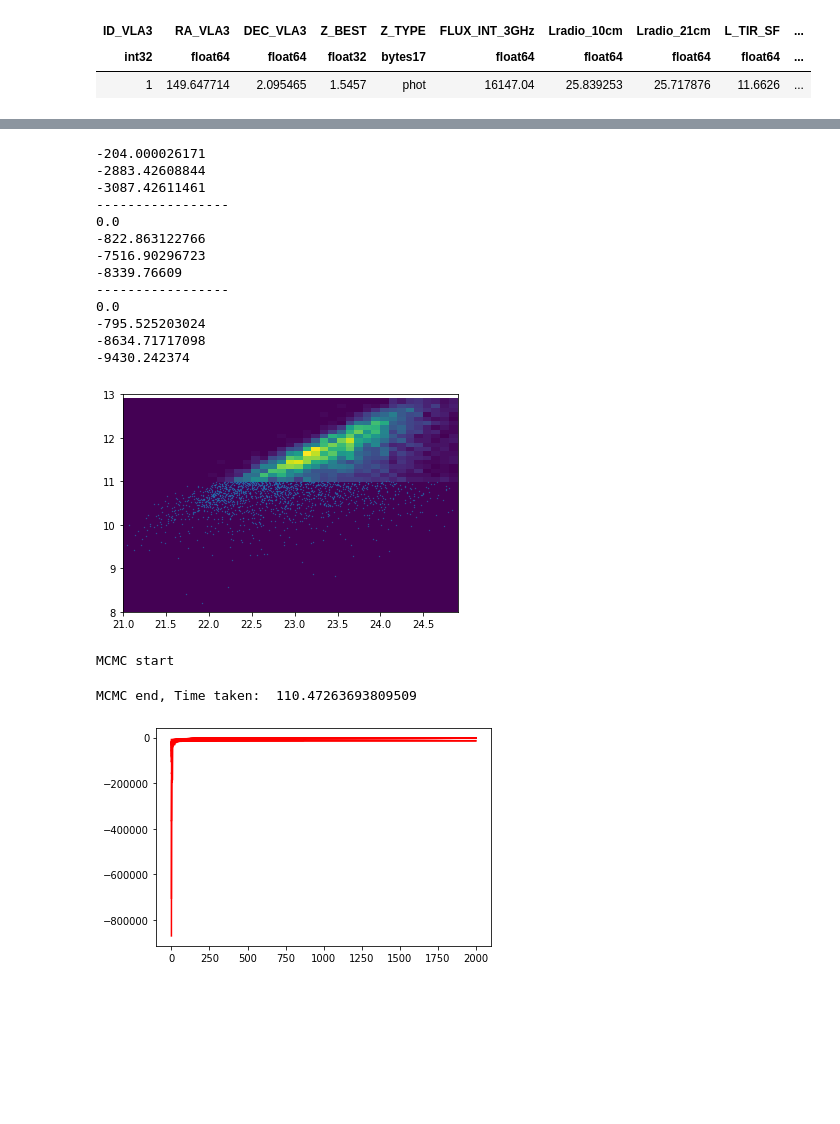
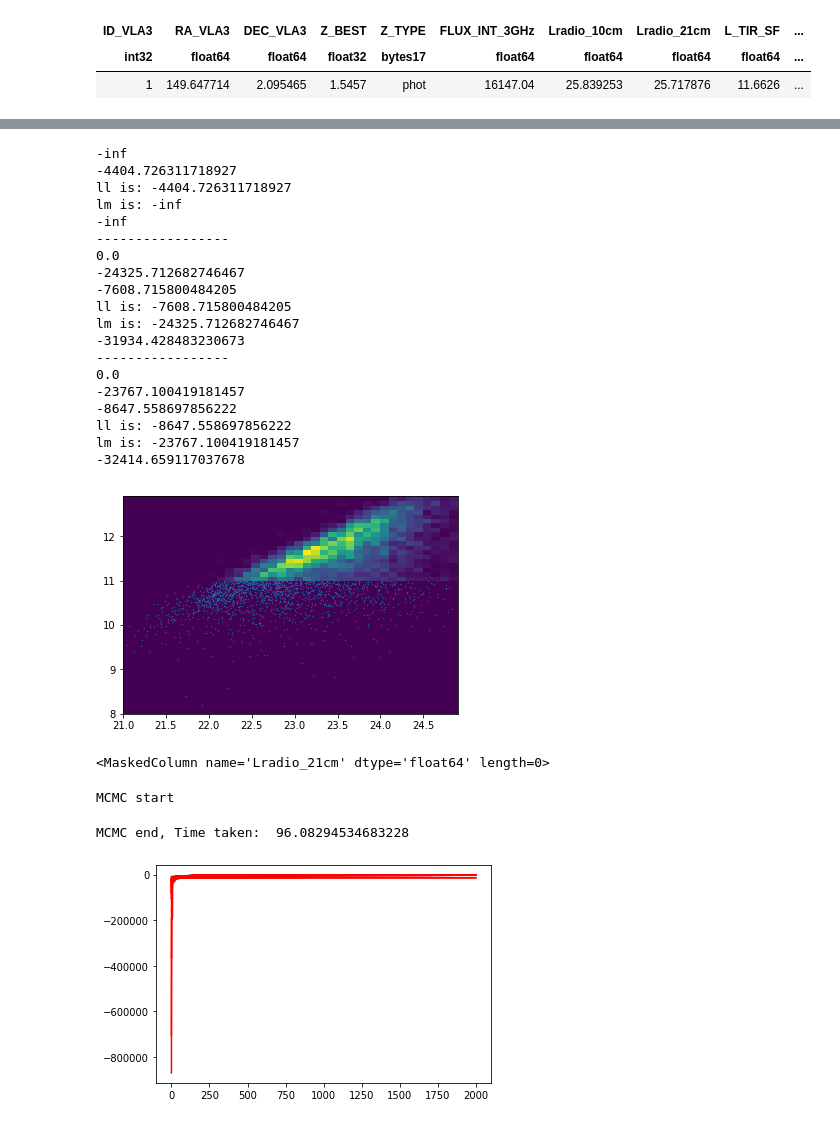
Before and after one commit to me322Physics/FIR-group, a Jupyter notebook: Ian/FIRC/fit_firc_VLA_COSMOS.ipynb, the cells around one changed output, grey strips where cells are left out. Cells and saved outputs as stored; diff of their text form; code cells hidden in the pictures; blank space fills up the shorter version.

```diff
--- a/Ian/FIRC/fit_firc_VLA_COSMOS.ipynb
+++ b/Ian/FIRC/fit_firc_VLA_COSMOS.ipynb
@@ -295,11 +352,16 @@ def lnprob(theta,x,y,x_y_mis,theta_sel):
         #print('likelihood is: {}'.format(lp + ll + lm))
         return lp + ll + lm
 # %%
+theta_rng = [15,30,5,15]
+xdata = rad_lum[detection]
+ydata = fir_lum[detection]
+x_y_mis = rad_lum[~detection]
+
 theta = [np.percentile(samples[:,i],50) for i in range(ndim)]
 #theta = theta_narrow_prior
-print(lnmissing(theta,x_y_mis,[8.5,0.01]))
+print(lnmissing(theta,x_y_mis,[11,0.01],theta_rng))
 print(lnlike(theta,rad_lum[detection],fir_lum[detection]))
-print(lnprob(theta,rad_lum[detection],fir_lum[detection],x_y_mis,[8.5,0.01]))
+print(lnprob(theta,rad_lum[detection],fir_lum[detection],x_y_mis,[11,0.01],theta_rng,PRIORS))
 
 print('-----------------')
 
@@ -307,41 +369,47 @@ theta = np.array([  0.99805629, -11.53417439,   0.98216711,   1.03575265,
        -13.29966024,   4.94075926,   0.76156029,   0.78116264,
          0.80170808,   0.80833497,   0.79669142,   0.77181826,
          0.84973138,   0.84796675,   0.92786891,   0.        ])
-print(lnprior(theta))
-print(lnmissing(theta,x_y_mis,[8.5,0.01]))
+print(lnprior(theta,PRIORS))
+print(lnmissing(theta,x_y_mis,[11,0.01],theta_rng))
 print(lnlike(theta,rad_lum[detection],fir_lum[detection]))
-print(lnprob(theta,rad_lum[detection],fir_lum[detection],x_y_mis,[8.5,0.01]))
+print(lnprob(theta,rad_lum[detection],fir_lum[detection],x_y_mis,[11,0.01],theta_rng,PRIORS))
 print('-----------------')
 
 theta = np.array([1,-11.2,1,1,-12.9,5,0.7808399 , 0.78290812, 0.79130222, 0.7884932 , 0.78284672,
        0.78680677, 0.82699501, 0.84647962, 0.93450185,0.0])
-print(lnprior(theta))
-print(lnmissing(theta,x_y_mis,[8.5,0.01]))
+print(lnprior(theta,PRIORS))
+print(lnmissing(theta,x_y_mis,[11,0.01],theta_rng))
 print(lnlike(theta,rad_lum[detection],fir_lum[detection]))
-print(lnprob(theta,rad_lum[detection],fir_lum[detection],x_y_mis,[8.5,0.01]))
+print(lnprob(theta,rad_lum[detection],fir_lum[detection],x_y_mis,[11,0.01],theta_rng,PRIORS))
 # %% [output]
--204.000026171
--2883.42608844
--3087.42611461
+-inf
+-4404.726311718927
+ll is: -4404.726311718927
+lm is: -inf
+-inf
 -----------------
 0.0
--822.863122766
--7516.90296723
--8339.76609
+-24325.712682746467
+-7608.715800484205
+ll is: -7608.715800484205
+lm is: -24325.712682746467
+-31934.428483230673
 -----------------
 0.0
--795.525203024
--8634.71717098
--9430.242374
+-23767.100419181457
+-8647.558697856222
+ll is: -8647.558697856222
+lm is: -23767.100419181457
+-32414.659117037678
 # %%
 xdata = rad_lum[detection]
 ydata = fir_lum[detection]
 
 x_y_mis = rad_lum[~detection]
 plt.hist2d(xdata,ydata,bins=[np.arange(21,25,0.1),np.arange(8,13,0.1)])
 plt.scatter(x_y_mis,fir_lum[~detection],s=0.1)
 
-plt.ylim(8,13)
+#plt.ylim(8,13)
 plt.show()
 # %% [output]
-[figure, old version]
+[figure, new version]
@@ -353,7 +416,15 @@ theta_true = np.array([  1.        , -11.2       ,   1.        ,   1.        ,
+# %%
+x_y_mis
+# %% [output]
+<MaskedColumn name='Lradio_21cm' dtype='float64' length=0>
 # %%
 xdata = rad_lum[detection]
 ydata = fir_lum[detection]
 x_y_mis = rad_lum[~detection]
+#theta_rng is the parametrs that control what luminosity range the code runs in in order to keep the PDF
+#across the same area of paramter space
+#it is structured [radio luminosity lower bound, radio luminosity upper bound,FIR luminosity lower bound, FIR luminosity upper bound]
+theta_rng = [18.5,28,5,15]
 
 '''start_val = []
 for n in range(nwalkers) :
@@ -380,7 +451,7 @@ for j,p in enumerate(params):
     pos[:,j] = np.random.rand(nwalkers)*(PRIORS[params[j]][1]-PRIORS[params[j]][0]) + PRIORS[params[j]][0]
 
 
-sampler = emcee.EnsembleSampler( nwalkers, ndim, lnprob, args=[xdata,ydata,x_y_mis,[11,0.01]] )
+sampler = emcee.EnsembleSampler( nwalkers, ndim, lnprob, args=[xdata,ydata,x_y_mis,[11,0.01],theta_rng,PRIORS] )
 
 time0 = time.time()
 print('MCMC start ')
@@ -390,9 +461,11 @@ pos, prob, state = sampler.run_mcmc(pos, burns+preburns )
 time1=time.time()
 print('MCMC end, Time taken: ',time1-time0)
 samples = sampler.chain[:, preburns:, :].reshape(-1, ndim)
+
+median_params =   [np.percentile(samples[:,i],50) for i in range(ndim)]
 # %% [output]
 MCMC start
-MCMC end, Time taken:  110.47263693809509
+MCMC end, Time taken:  96.08294534683228
 # %%
 probs = []
 for n,chain in enumerate(sampler.chain[:,:,:]):
```
Also changed, not shown: parts of 14 cells of this notebook, 5 other files.
